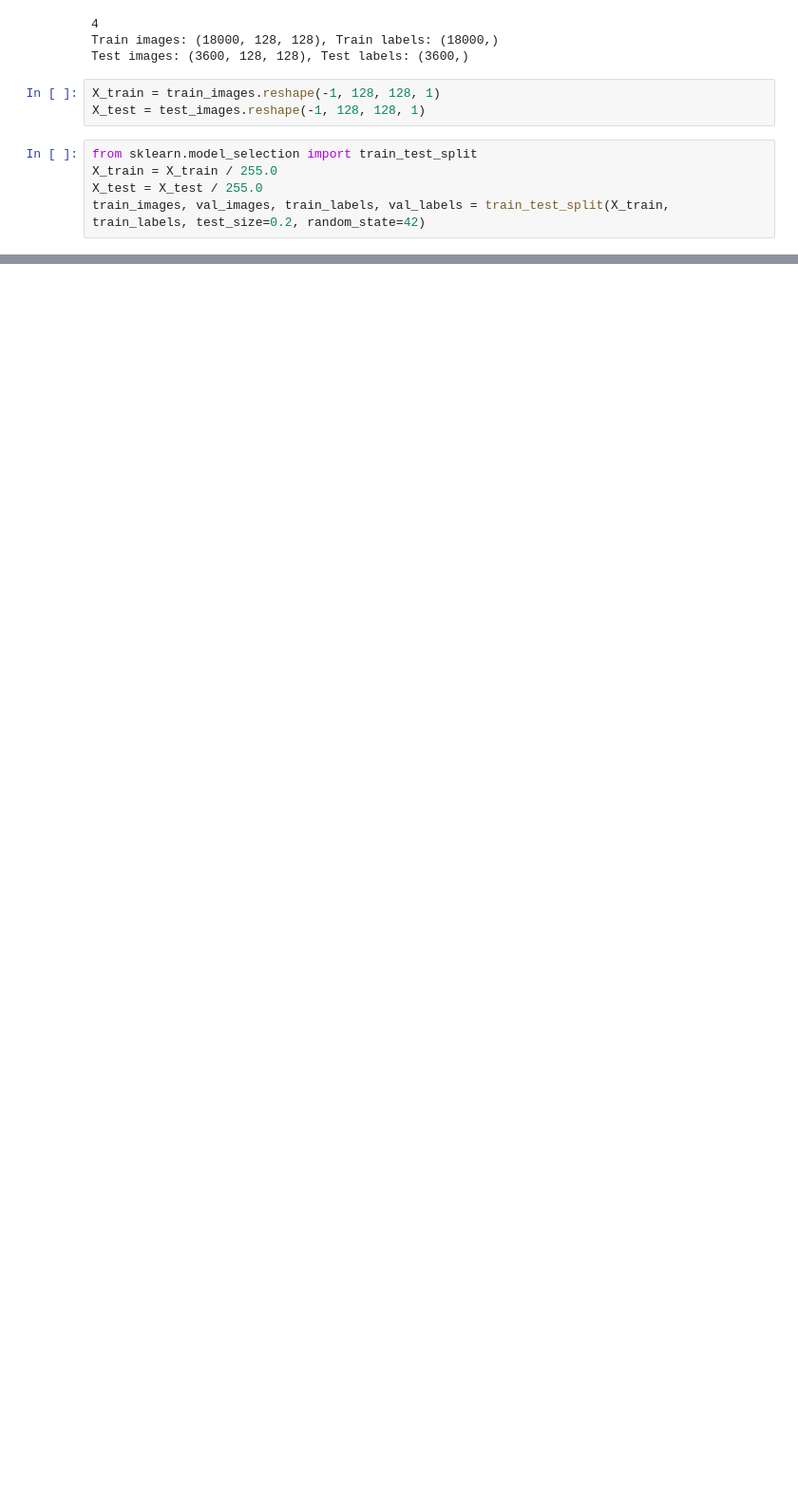
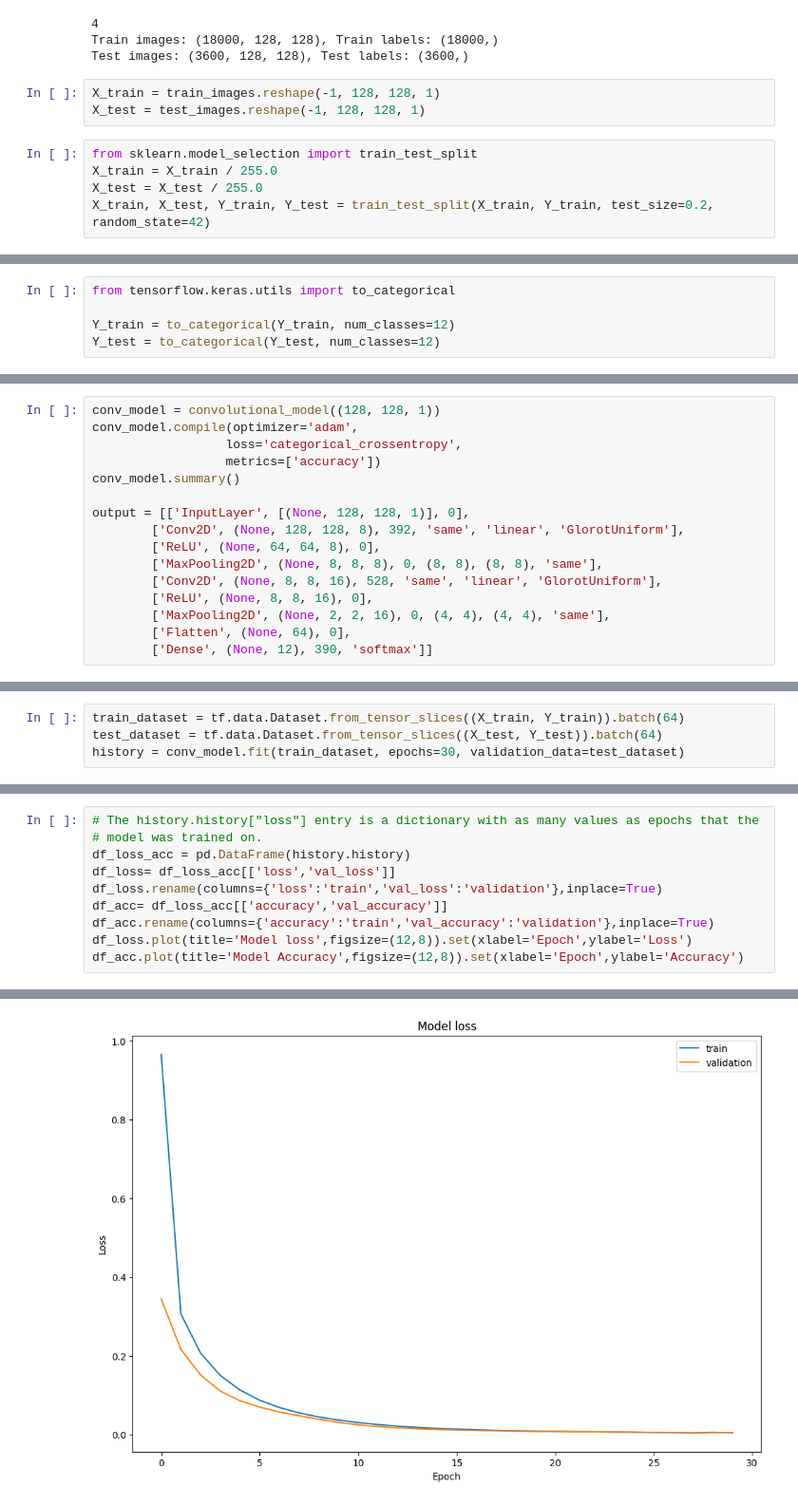
Before and after one commit to 74NV1R/CNN_Application, a Jupyter notebook: cnn-application.ipynb, the cells around one changed output, grey strips where cells are left out. Shown at 95% size. Drawn from its saved outputs; the diff is of its cells as text; blank space fills up the shorter version.

```diff
--- a/cnn-application.ipynb
+++ b/cnn-application.ipynb
@@ -75,4 +50,4 @@ X_test = test_images.reshape(-1, 128, 128, 1)
 from sklearn.model_selection import train_test_split
 X_train = X_train / 255.0
 X_test = X_test / 255.0
-train_images, val_images, train_labels, val_labels = train_test_split(X_train, train_labels, test_size=0.2, random_state=42)
+X_train, X_test, Y_train, Y_test = train_test_split(X_train, Y_train, test_size=0.2, random_state=42)
@@ -82,0 +68,5 @@ train_images.shape
+# %%
+from tensorflow.keras.utils import to_categorical
+
+Y_train = to_categorical(Y_train, num_classes=12)
+Y_test = to_categorical(Y_test, num_classes=12)
@@ -82,0 +112,16 @@ train_images.shape
+# %%
+conv_model = convolutional_model((128, 128, 1))
+conv_model.compile(optimizer='adam',
+                  loss='categorical_crossentropy',
+                  metrics=['accuracy'])
+conv_model.summary()
+
+output = [['InputLayer', [(None, 128, 128, 1)], 0],
+        ['Conv2D', (None, 128, 128, 8), 392, 'same', 'linear', 'GlorotUniform'],
+        ['ReLU', (None, 64, 64, 8), 0],
+        ['MaxPooling2D', (None, 8, 8, 8), 0, (8, 8), (8, 8), 'same'],
+        ['Conv2D', (None, 8, 8, 16), 528, 'same', 'linear', 'GlorotUniform'],
+        ['ReLU', (None, 8, 8, 16), 0],
+        ['MaxPooling2D', (None, 2, 2, 16), 0, (4, 4), (4, 4), 'same'],
+        ['Flatten', (None, 64), 0],
+        ['Dense', (None, 12), 390, 'softmax']]
@@ -82,0 +151,4 @@ train_images.shape
+# %%
+train_dataset = tf.data.Dataset.from_tensor_slices((X_train, Y_train)).batch(64)
+test_dataset = tf.data.Dataset.from_tensor_slices((X_test, Y_test)).batch(64)
+history = conv_model.fit(train_dataset, epochs=30, validation_data=test_dataset)
@@ -82,0 +173,11 @@ train_images.shape
+# %%
+# The history.history["loss"] entry is a dictionary with as many values as epochs that the
+# model was trained on.
+df_loss_acc = pd.DataFrame(history.history)
+df_loss= df_loss_acc[['loss','val_loss']]
+df_loss.rename(columns={'loss':'train','val_loss':'validation'},inplace=True)
+df_acc= df_loss_acc[['accuracy','val_accuracy']]
+df_acc.rename(columns={'accuracy':'train','val_accuracy':'validation'},inplace=True)
+df_loss.plot(title='Model loss',figsize=(12,8)).set(xlabel='Epoch',ylabel='Loss')
+df_acc.plot(title='Model Accuracy',figsize=(12,8)).set(xlabel='Epoch',ylabel='Accuracy')
+# %% [output]
@@ -82,0 +193 @@ train_images.shape
+[figure, added]
```
Also changed, not shown: parts of 18 cells of this notebook.
